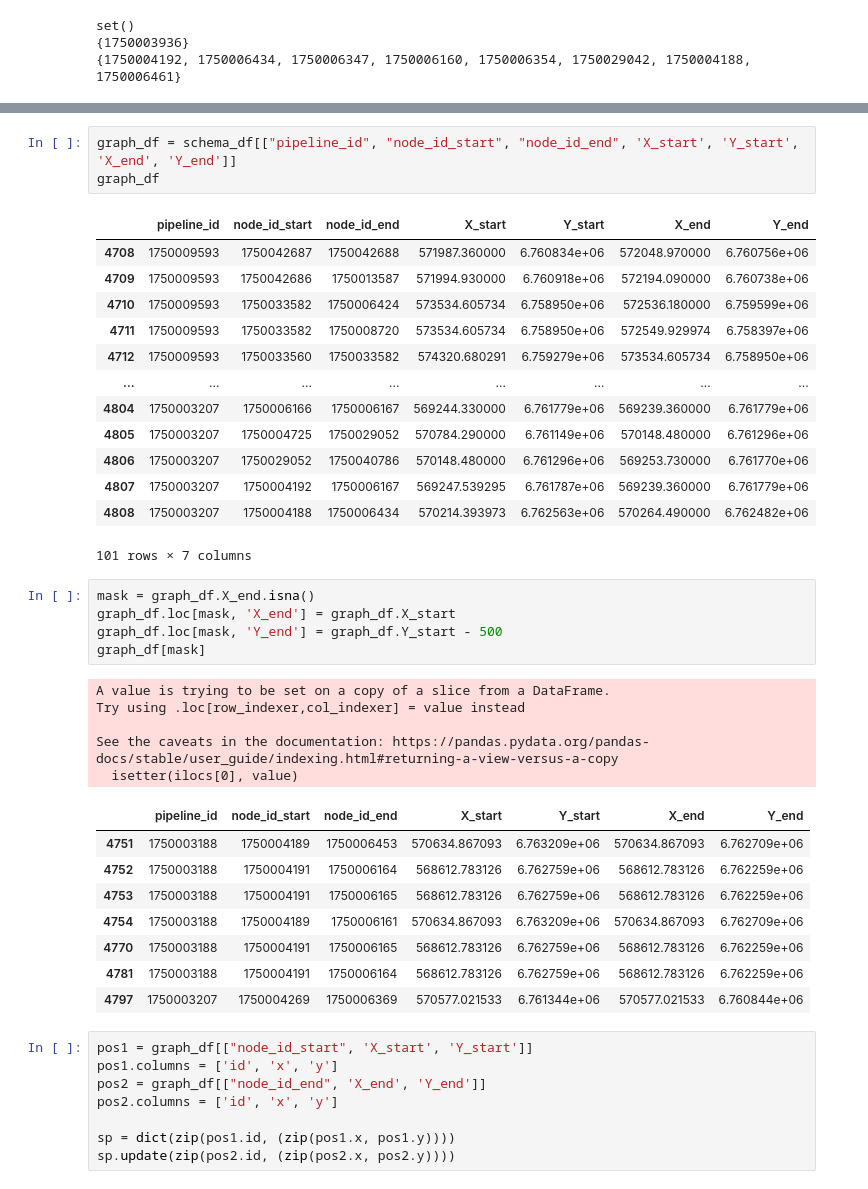
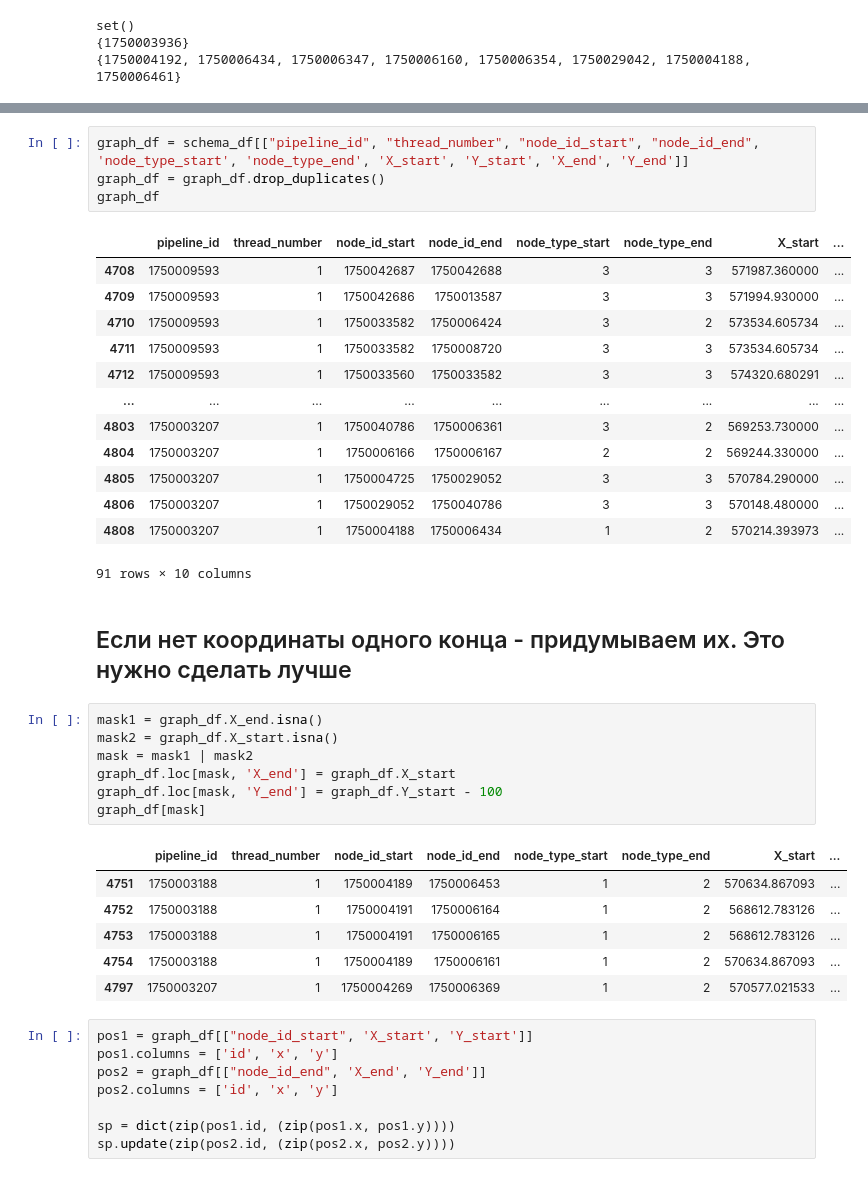
Before and after one commit to DenisYabl/PipesHydraulic, a Jupyter notebook: code/view_pipelines.ipynb, the cells around one changed output, grey strips where cells are left out. Saved outputs shown, nothing was run; the diff lists cells and outputs as text.

```diff
--- a/code/view_pipelines.ipynb
+++ b/code/view_pipelines.ipynb
@@ -89,39 +101,37 @@ for pl_id in pipeline_ids:
 # %%
-graph_df = schema_df[["pipeline_id", "node_id_start", "node_id_end", 'X_start', 'Y_start', 'X_end', 'Y_end']]
+graph_df = schema_df[["pipeline_id", "thread_number", "node_id_start", "node_id_end", 'node_type_start', 'node_type_end', 'X_start', 'Y_start', 'X_end', 'Y_end']]
+graph_df = graph_df.drop_duplicates()
 graph_df
 # %% [output]
-|  | pipeline_id | node_id_start | node_id_end | X_start | Y_start | X_end | Y_end |
-| 4708 | 1750009593 | 1750042687 | 1750042688 | 571987.360000 | 6.760834e+06 | 572048.970000 | 6.760756e+06 |
-| 4709 | 1750009593 | 1750042686 | 1750013587 | 571994.930000 | 6.760918e+06 | 572194.090000 | 6.760738e+06 |
-| 4710 | 1750009593 | 1750033582 | 1750006424 | 573534.605734 | 6.758950e+06 | 572536.180000 | 6.759599e+06 |
-| 4711 | 1750009593 | 1750033582 | 1750008720 | 573534.605734 | 6.758950e+06 | 572549.929974 | 6.758397e+06 |
-| 4712 | 1750009593 | 1750033560 | 1750033582 | 574320.680291 | 6.759279e+06 | 573534.605734 | 6.758950e+06 |
-| ... | ... | ... | ... | ... | ... | ... | ... |
-| 4804 | 1750003207 | 1750006166 | 1750006167 | 569244.330000 | 6.761779e+06 | 569239.360000 | 6.761779e+06 |
-| 4805 | 1750003207 | 1750004725 | 1750029052 | 570784.290000 | 6.761149e+06 | 570148.480000 | 6.761296e+06 |
-| 4806 | 1750003207 | 1750029052 | 1750040786 | 570148.480000 | 6.761296e+06 | 569253.730000 | 6.761770e+06 |
-| 4807 | 1750003207 | 1750004192 | 1750006167 | 569247.539295 | 6.761787e+06 | 569239.360000 | 6.761779e+06 |
-| 4808 | 1750003207 | 1750004188 | 1750006434 | 570214.393973 | 6.762563e+06 | 570264.490000 | 6.762482e+06 |
+|  | pipeline_id | thread_number | node_id_start | node_id_end | node_type_start | node_type_end | X_start | ... |
+| 4708 | 1750009593 | 1 | 1750042687 | 1750042688 | 3 | 3 | 571987.360000 | ... |
+| 4709 | 1750009593 | 1 | 1750042686 | 1750013587 | 3 | 3 | 571994.930000 | ... |
+| 4710 | 1750009593 | 1 | 1750033582 | 1750006424 | 3 | 2 | 573534.605734 | ... |
+| 4711 | 1750009593 | 1 | 1750033582 | 1750008720 | 3 | 3 | 573534.605734 | ... |
+| 4712 | 1750009593 | 1 | 1750033560 | 1750033582 | 3 | 3 | 574320.680291 | ... |
+| ... | ... | ... | ... | ... | ... | ... | ... | ... |
+| 4803 | 1750003207 | 1 | 1750040786 | 1750006361 | 3 | 2 | 569253.730000 | ... |
+| 4804 | 1750003207 | 1 | 1750006166 | 1750006167 | 2 | 2 | 569244.330000 | ... |
+| 4805 | 1750003207 | 1 | 1750004725 | 1750029052 | 3 | 3 | 570784.290000 | ... |
+| 4806 | 1750003207 | 1 | 1750029052 | 1750040786 | 3 | 3 | 570148.480000 | ... |
+| 4808 | 1750003207 | 1 | 1750004188 | 1750006434 | 1 | 2 | 570214.393973 | ... |
-101 rows × 7 columns
+91 rows × 10 columns
+# %% [markdown]
+## Если нет координаты одного конца - придумываем их. Это нужно сделать лучше
 # %%
-mask = graph_df.X_end.isna()
+mask1 = graph_df.X_end.isna()
+mask2 = graph_df.X_start.isna()
+mask = mask1 | mask2
 graph_df.loc[mask, 'X_end'] = graph_df.X_start
-graph_df.loc[mask, 'Y_end'] = graph_df.Y_start - 500
+graph_df.loc[mask, 'Y_end'] = graph_df.Y_start - 100
 graph_df[mask]
 # %% [output]
-A value is trying to be set on a copy of a slice from a DataFrame.
-Try using .loc[row_indexer,col_indexer] = value instead
-
-See the caveats in the documentation: https://pandas.pydata.org/pandas-docs/stable/user_guide/indexing.html#returning-a-view-versus-a-copy
-  isetter(ilocs[0], value)
-|  | pipeline_id | node_id_start | node_id_end | X_start | Y_start | X_end | Y_end |
-| 4751 | 1750003188 | 1750004189 | 1750006453 | 570634.867093 | 6.763209e+06 | 570634.867093 | 6.762709e+06 |
-| 4752 | 1750003188 | 1750004191 | 1750006164 | 568612.783126 | 6.762759e+06 | 568612.783126 | 6.762259e+06 |
-| 4753 | 1750003188 | 1750004191 | 1750006165 | 568612.783126 | 6.762759e+06 | 568612.783126 | 6.762259e+06 |
-| 4754 | 1750003188 | 1750004189 | 1750006161 | 570634.867093 | 6.763209e+06 | 570634.867093 | 6.762709e+06 |
-| 4770 | 1750003188 | 1750004191 | 1750006165 | 568612.783126 | 6.762759e+06 | 568612.783126 | 6.762259e+06 |
-| 4781 | 1750003188 | 1750004191 | 1750006164 | 568612.783126 | 6.762759e+06 | 568612.783126 | 6.762259e+06 |
-| 4797 | 1750003207 | 1750004269 | 1750006369 | 570577.021533 | 6.761344e+06 | 570577.021533 | 6.760844e+06 |
+|  | pipeline_id | thread_number | node_id_start | node_id_end | node_type_start | node_type_end | X_start | ... |
+| 4751 | 1750003188 | 1 | 1750004189 | 1750006453 | 1 | 2 | 570634.867093 | ... |
+| 4752 | 1750003188 | 1 | 1750004191 | 1750006164 | 1 | 2 | 568612.783126 | ... |
+| 4753 | 1750003188 | 1 | 1750004191 | 1750006165 | 1 | 2 | 568612.783126 | ... |
+| 4754 | 1750003188 | 1 | 1750004189 | 1750006161 | 1 | 2 | 570634.867093 | ... |
+| 4797 | 1750003207 | 1 | 1750004269 | 1750006369 | 1 | 2 | 570577.021533 | ... |
 # %%
 pos1 = graph_df[["node_id_start", 'X_start', 'Y_start']]
 pos1.columns = ['id', 'x', 'y']
```
Also changed, not shown: parts of 6 cells of this notebook.
